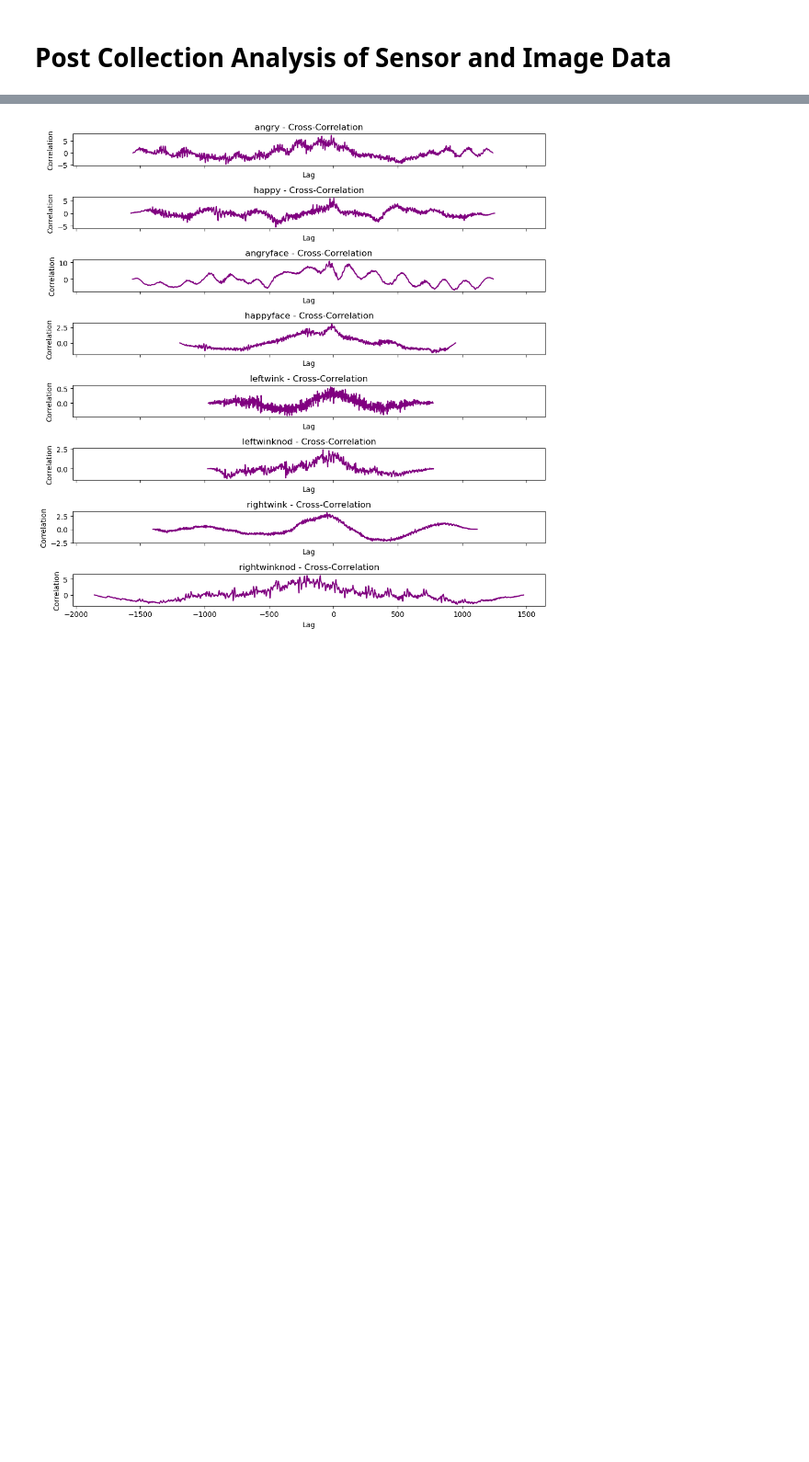
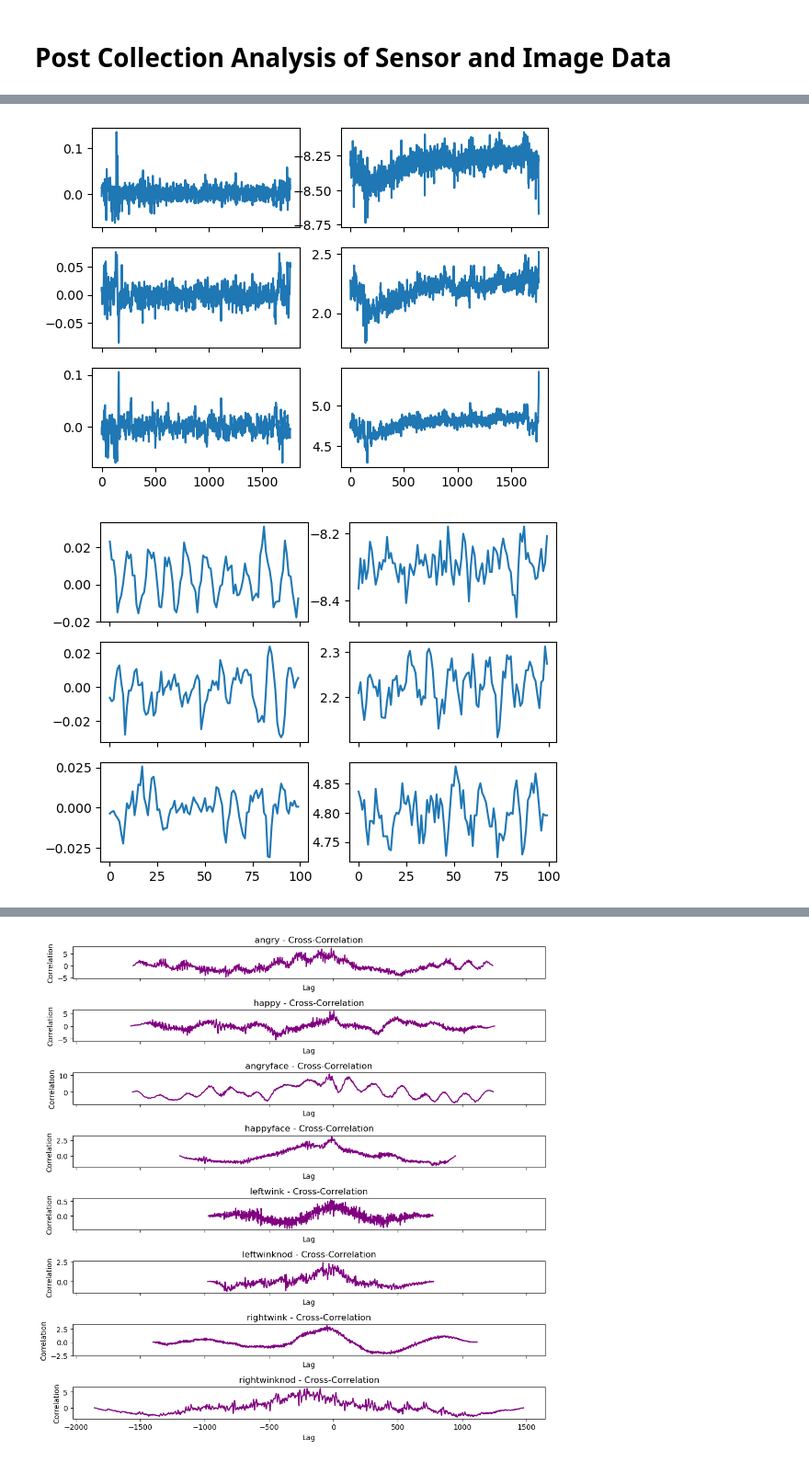
Before and after one commit to strobosco/summer_research, a Jupyter notebook: sensorimageanalysis.ipynb, the cells around one changed output, grey strips where cells are left out. Shown at 92% size. Drawn from its saved outputs; the diff is of its cells as text; code cells hidden in the pictures; blank space fills up the shorter version.

```diff
--- a/sensorimageanalysis.ipynb
+++ b/sensorimageanalysis.ipynb
@@ -67,0 +165,48 @@ The stored logs are:
+# %%
+gyro_data = SENSOR_LOGS['angry']['IMU1_GYRO_Log'].copy()
+acc_data = SENSOR_LOGS['angry']['IMU1_ACC_Log'].copy()
+
+fig, axes = plt.subplots(3, 2, sharex=True)
+# channels vertical
+# left gyro, right acc
+
+for i in range(3):
+  # axes[i, 0].plot(gyro_data[:, 0], gyro_data[:, i + 1])
+  # axes[i, 1].plot(acc_data[:, 0], acc_data[:, i + 1])
+  axes[i, 0].plot(gyro_data[:, i + 1])
+  axes[i, 1].plot(acc_data[:, i + 1])
+plt.show()
+
+fig, axes = plt.subplots(3, 2, sharex=True)
+for i in range(3):
+  axes[i, 0].plot(gyro_data[700:800, i + 1])
+  axes[i, 1].plot(acc_data[700:800, i + 1])
+plt.show()
+
+# fig, axes = plt.subplots(3, 2, sharex=True)
+# channels vertical
+# left gyro, right acc
+
+# for i in range(3):
+#   axes[i, 0].plot(gyro_data[len(gyro_data) // 2:, 0], gyro_data[len(gyro_data) // 2:, i + 1])
+#   axes[i, 1].plot(acc_data[len(acc_data) // 2:, 0], acc_data[len(acc_data) // 2:, i + 1])
+# plt.show()
+
+# for i in range(3):
+#   axes[i, 0].plot(gyro_data[:, i + 1])
+#   axes[i, 1].plot(acc_data[:, i + 1])
+# plt.show()
+
+# for i in range(3):
+#   axes[i, 0].plot(gyro_data[:, i + 1])
+#   axes[i, 1].plot(acc_data[:, i + 1])
+# plt.show()
+
+# fig, axes = plt.subplots(3, 2, sharex=True)
+# for i in range(3):
+#   axes[i, 0].plot(gyro_data[600:700, i + 1])
+#   axes[i, 1].plot(acc_data[600:700, i + 1])
+# plt.show()
+# %% [output]
+[figure, added]
+[figure, added]
```
Also changed, not shown: parts of 22 cells of this notebook, 2 other files.
